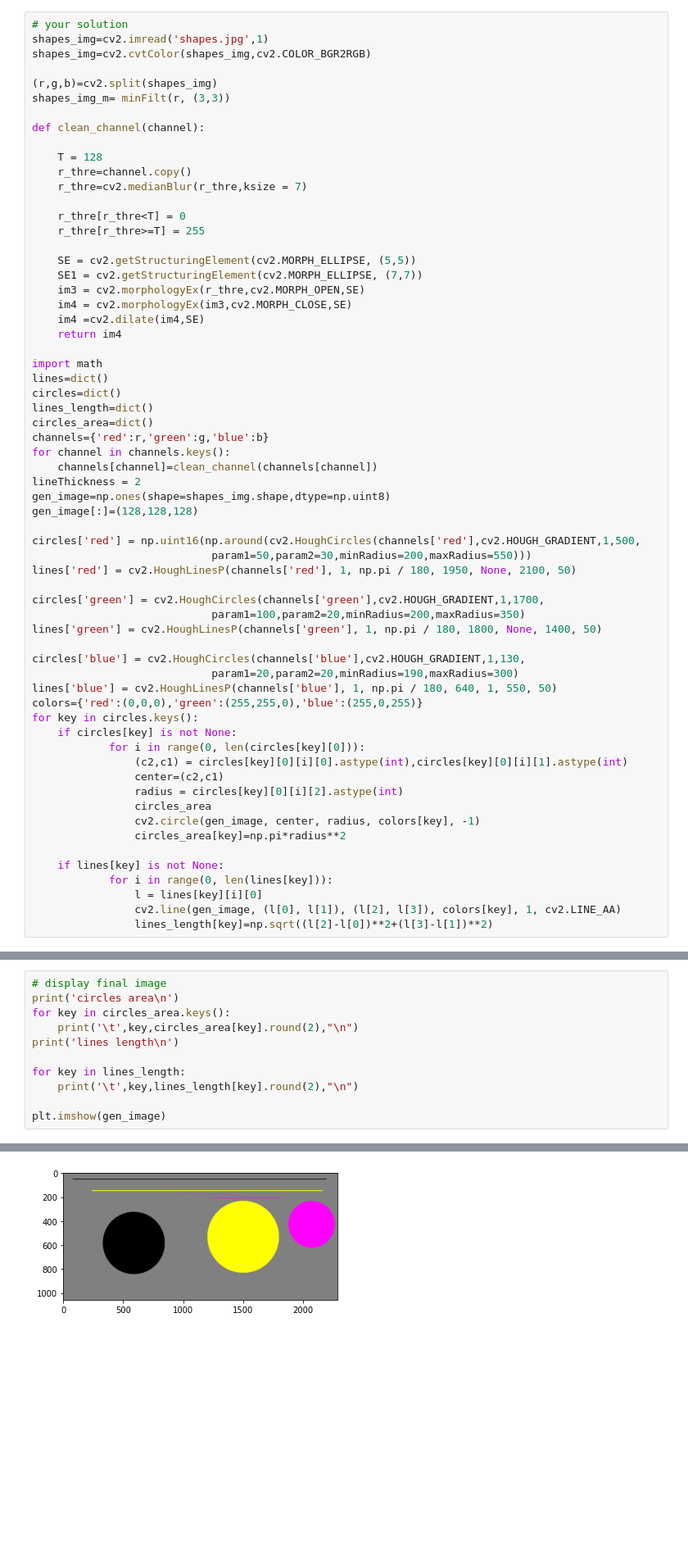
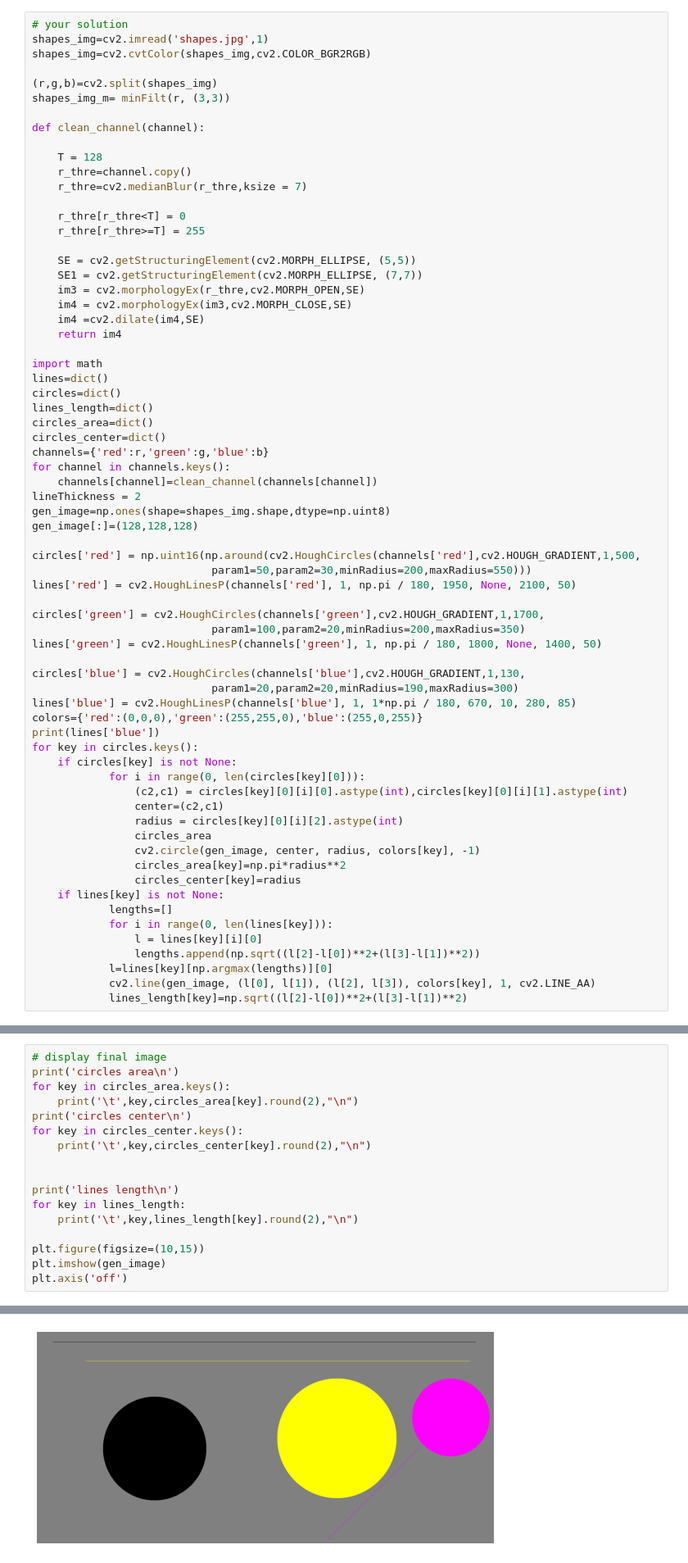
Before and after one commit to ImanHindi/ComputerVisionHW, a Jupyter notebook: HW2/8220825_IMAN_HINDI/HW2 Spring 2023.ipynb, the cells around one changed output, grey strips where cells are left out. Shown at 82% size. Drawn from its saved outputs; the diff is of its cells as text; blank space fills up the shorter version.

```diff
--- a/HW2/8220825_IMAN_HINDI/HW2 Spring 2023.ipynb
+++ b/HW2/8220825_IMAN_HINDI/HW2 Spring 2023.ipynb
@@ -170,6 +170,7 @@ lines=dict()
 circles=dict()
 lines_length=dict()
 circles_area=dict()
+circles_center=dict()
 channels={'red':r,'green':g,'blue':b}
 for channel in channels.keys():
     channels[channel]=clean_channel(channels[channel])
@@ -187,8 +188,9 @@ lines['green'] = cv2.HoughLinesP(channels['green'], 1, np.pi / 180, 1800, None,
 
 circles['blue'] = cv2.HoughCircles(channels['blue'],cv2.HOUGH_GRADIENT,1,130,
                             param1=20,param2=20,minRadius=190,maxRadius=300)
-lines['blue'] = cv2.HoughLinesP(channels['blue'], 1, np.pi / 180, 640, 1, 550, 50)
+lines['blue'] = cv2.HoughLinesP(channels['blue'], 1, 1*np.pi / 180, 670, 10, 280, 85)
 colors={'red':(0,0,0),'green':(255,255,0),'blue':(255,0,255)}
+print(lines['blue'])
 for key in circles.keys():
     if circles[key] is not None:
             for i in range(0, len(circles[key][0])):
@@ -198,9 +200,12 @@ for key in circles.keys():
                 circles_area
                 cv2.circle(gen_image, center, radius, colors[key], -1)
                 circles_area[key]=np.pi*radius**2
-
+                circles_center[key]=radius
     if lines[key] is not None:
+            lengths=[]
             for i in range(0, len(lines[key])):
                 l = lines[key][i][0]
-                cv2.line(gen_image, (l[0], l[1]), (l[2], l[3]), colors[key], 1, cv2.LINE_AA)
-                lines_length[key]=np.sqrt((l[2]-l[0])**2+(l[3]-l[1])**2)
+                lengths.append(np.sqrt((l[2]-l[0])**2+(l[3]-l[1])**2))
+            l=lines[key][np.argmax(lengths)][0]
+            cv2.line(gen_image, (l[0], l[1]), (l[2], l[3]), colors[key], 1, cv2.LINE_AA)
+            lines_length[key]=np.sqrt((l[2]-l[0])**2+(l[3]-l[1])**2)
@@ -209,12 +230,18 @@ for key in circles.keys():
 print('circles area\n')
 for key in circles_area.keys():
     print('\t',key,circles_area[key].round(2),"\n")
+print('circles center\n')
+for key in circles_center.keys():
+    print('\t',key,circles_center[key].round(2),"\n")
+
+
 print('lines length\n')
-
 for key in lines_length:
     print('\t',key,lines_length[key].round(2),"\n")
 
+plt.figure(figsize=(10,15))
 plt.imshow(gen_image)
+plt.axis('off')
 # %% [output]
 circles area
 
@@ -235,4 +264,4 @@ lines length
-[figure, old version]
+[figure, new version]
 # %% [markdown]
 ### Explanation
 
```
Also changed, not shown: parts of 4 cells of this notebook, 1 other file.
